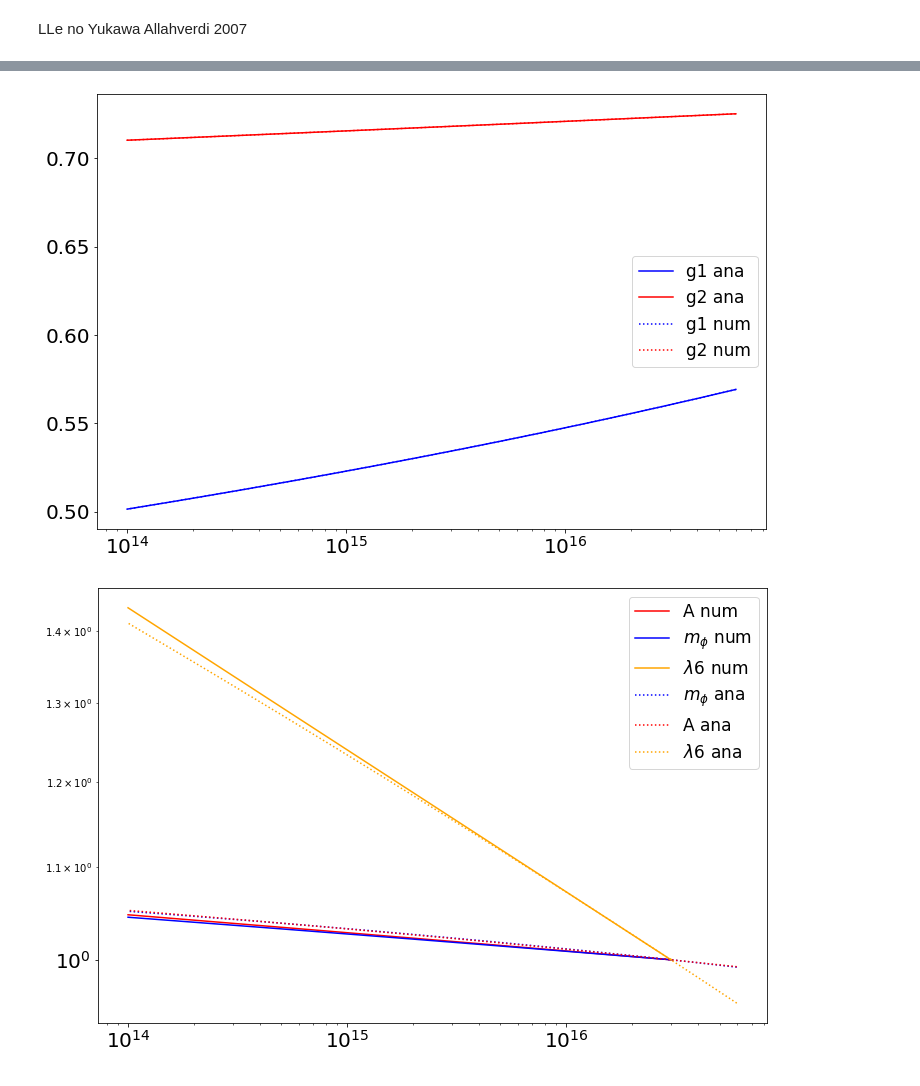
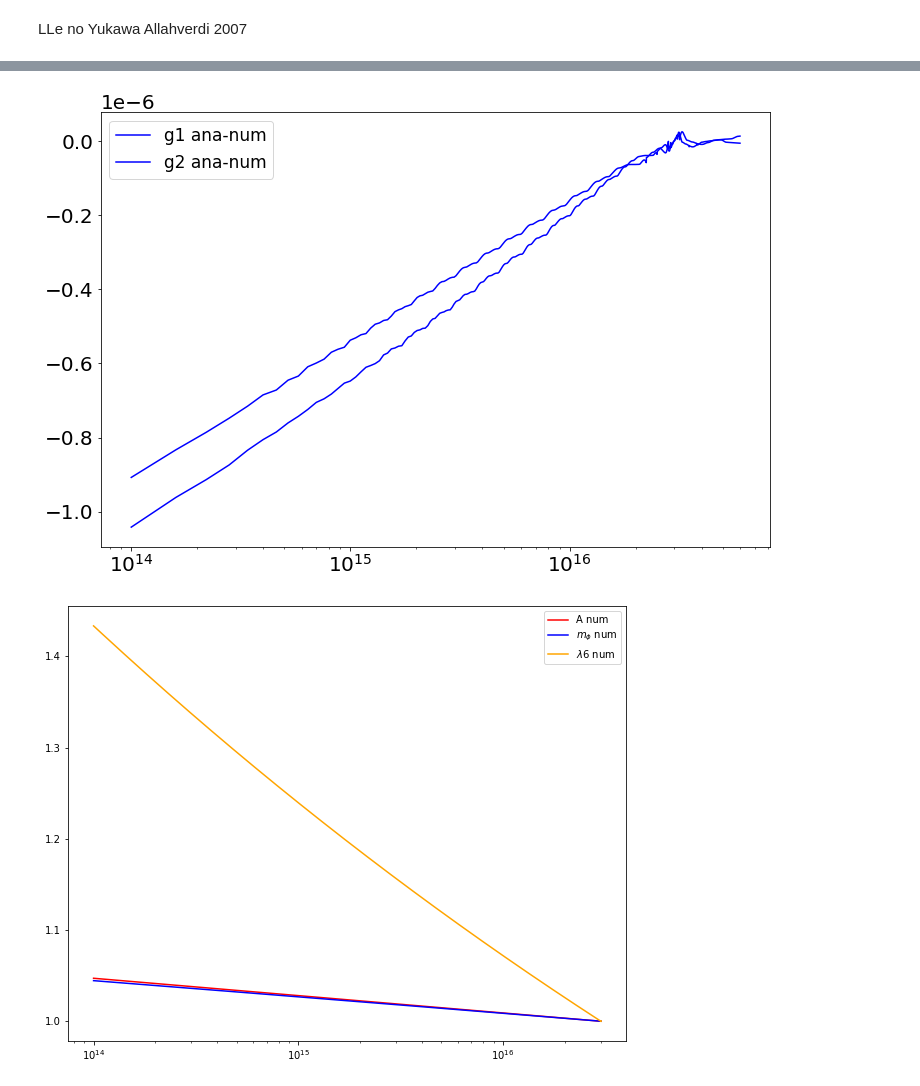
Before and after one commit to gweymann2/MSSM-Inflation, a Jupyter notebook: various RGEs (2).ipynb, the cells around one changed output, grey strips where cells are left out. Saved outputs shown, nothing was run; the diff lists cells and outputs as text; code cells hidden in the pictures.

```diff
--- a/various RGEs (2).ipynb
+++ b/various RGEs (2).ipynb
@@ -113,7 +113,7 @@ def lambda6(phi, lambdagut):
 
 
 plt.figure()
-g1_, g2_, g1__, g2__ = [], [], [], []
+g1_, g2_, g1__, g2__,g1_diff,g2_diff = [], [], [], [], [], []
 b1, b2 = mp.mpf('11')/(8*mp.pi**2), mp.mpf('1')/(8*mp.pi**2)
 
 for mu in phi_list:
@@ -121,10 +121,12 @@ for mu in phi_list:
     g2_.append(g2gut/(mp.sqrt(1-b2*g2gut**2*mp.log(mu/phi_gut))))
     g1__.append(g1(mu))
     g2__.append(g2(mu))
-plt.semilogx(phi_list, g1_, label='g1 ana', color='blue')
-plt.semilogx(phi_list, g2_, label='g2 ana', color='red')
-plt.semilogx(phi_list, g1__, label='g1 num', color='blue', linestyle=':')
-plt.semilogx(phi_list, g2__, label='g2 num', color='red', linestyle=':')
+    g1_diff.append(g1(mu)-g1gut/(mp.sqrt(1-b1*g1gut**2*mp.log(mu/phi_gut))))
+    g2_diff.append(g2(mu)-g2gut/(mp.sqrt(1-b2*g2gut**2*mp.log(mu/phi_gut))))
+plt.semilogx(phi_list, g1_diff, label='g1 ana-num', color='blue')
+plt.semilogx(phi_list, g2_diff, label='g2 ana-num', color='blue')
+#plt.semilogx(phi_list, g1__, label='g1 num', color='blue', linestyle=':')
+#plt.semilogx(phi_list, g2__, label='g2 num', color='red', linestyle=':')
 plt.legend(fontsize=17)
 define_plot_resolution()
 
@@ -150,35 +152,12 @@ def Vrge_params(mu, xi, mphi_GUT, A6_GUT, lambda6_GUT):
 
 #################### TOUT ANALYTIQUE #########################
 
-def mphi(phi, phigut, mphigut):
+def mphiA(phi, phigut, mphigut):
     return mp.sqrt((mp.mpf('2')*mphigut**mp.mpf('2') - mphigut**mp.mpf('2')/(mp.mpf('1') - mp.log(phi/phigut)/(mp.mpf('48')*mp.pi))**mp.mpf('2') + mp.mpf('1')/mp.mpf('11')*(mphigut**mp.mpf('2') - mphigut**mp.mpf('2')/(mp.mpf('1') - (mp.mpf('11')*mp.log(phi/phigut))/(mp.mpf('80')*mp.pi))**2)))
 
-def lambda6(phi, phigut, lambda6gut):
+def lambda6A(phi, phigut, lambda6gut):
     return mp.sqrt(lambda6gut**mp.mpf('2')*(mp.mpf('1') - (mp.mpf('11')*mp.log(phi/phigut))/(mp.mpf('80')*mp.pi))**(mp.mpf('6')/mp.mpf('11'))*(mp.mpf('1') - mp.log(phi/phigut)/(mp.mpf('48')*mp.pi))**mp.mpf('6'))
 
-def A6(phi, phigut, mphigut, A6gut):
+def A6A(phi, phigut, mphigut, A6gut):
     return (A6gut + mp.mpf('6')/mp.mpf('11') * (mphigut - mphigut/(mp.mpf('1') - (mp.mpf('11')*mp.log(phi/phigut))/(mp.mpf('80')*mp.pi))) + mp.mpf('6')*(mphigut - mphigut/(mp.mpf('1') - mp.log(phi/phigut)/(mp.mpf('48')*mp.pi))))
-
-def Vrge(phi, mphi_func, A6_func, lambda6_func, phigut, mphigut, A6gut, lambda6gut):
-    lambda6 = lambda6_func(phi, phigut, lambda6gut)
-    mphi = mphi_func(phi, phigut,mphigut)
-    A6 = A6_func(phi, phigut, mphigut, Agut)
-    V = mp.mpf('0.5')*mphi**mp.mpf('2')*phi**mp.mpf('2')-lambda6*A6/(mp.mpf('6')*Mp**mp.mpf('3'))*phi**mp.mpf('6')+lambda6**mp.mpf('2')*phi**mp.mpf('10')/Mp**mp.mpf('6')
-    return V
-
-
-
-mphi_list, A_list, lambda_list = [],[],[]
-for phi in phi_list:
-    mphi_list.append(mphi(phi, phi_gut, mphigut))
-    A_list.append(A6(phi, phi_gut, mphigut, Agut))
-    lambda_list.append(lambda6(phi, phi_gut, lambdagut))
-
-
-plt.loglog(phi_list, np.array(mphi_list)/mphigut, color='blue', linestyle = ':', label=r'$m_\phi$ ana')
-plt.loglog(phi_list, np.array(A_list)/Agut, color='red', linestyle = ':', label='A ana')
-plt.loglog(phi_list, (np.array(lambda_list))**2/lambdagut, color='orange', linestyle = ':', label =r'$\lambda6$ ana')
-
-plt.legend(fontsize=17)
-define_plot_resolution()
 # %% [output]
@@ -187,3 +180,3 @@ define_plot_resolution()
 [1.43334686]
-[figure, old version]
+[figure, new version]
-[figure, old version]
+[figure, new version]
```
Also changed, not shown: parts of 7 cells of this notebook.
